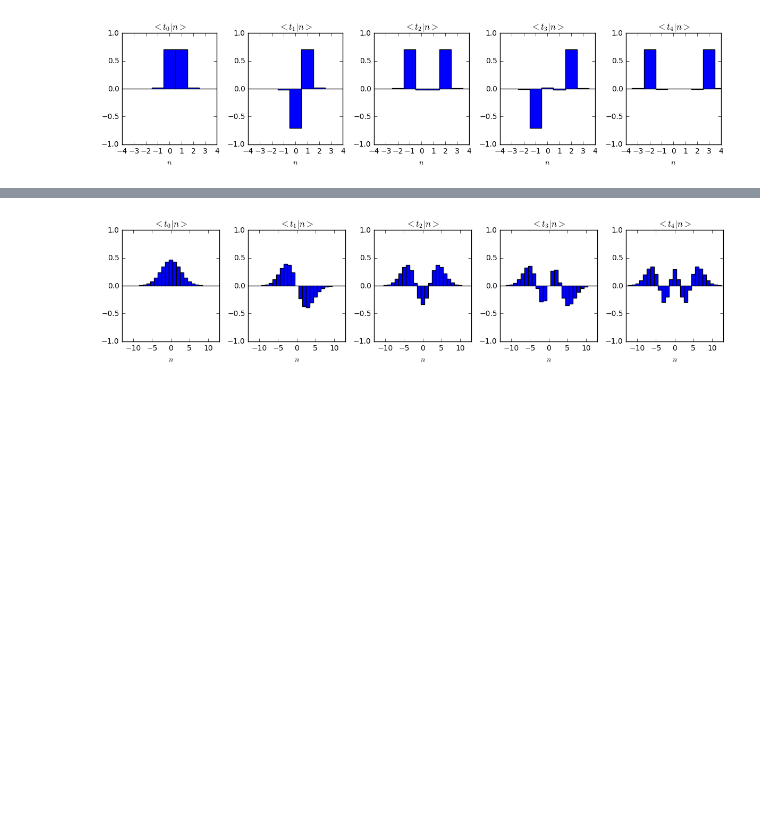
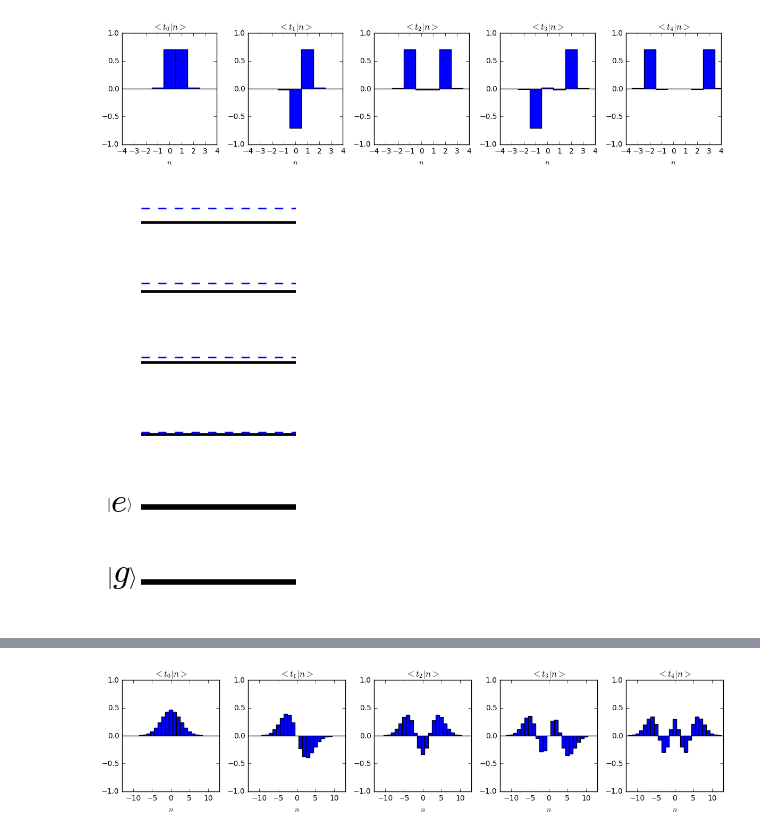
Before and after one commit to safoex/qubitlab, a Jupyter notebook: python/qutip/charge.ipynb, the cells around one changed output, grey strips where cells are left out. Drawn from its saved outputs; the diff is of its cells as text; code cells hidden in the pictures; blank space fills up the shorter version.

```diff
--- a/python/qutip/charge.ipynb
+++ b/python/qutip/charge.ipynb
@@ -125,4 +126,24 @@ plt.savefig("charge_2_eigenstates.pdf",bbox_inches="tight")
     #funcs.legend(bbox_to_anchor = [0,1], loc = "upper left")
 # %% [output]
 [figure]
+# %%
+fig = plt.figure(figsize=(2,5),dpi=600)
+charge = fig.add_subplot(111)
+#charge.set_title(r'Зарядовый кубит $E_j/E_c = 0.1$'+'\n')
+#charge.set_xlabel(r'$n_g$')
+#charge.set_ylabel(r'$E_n/E_c$')
+charge.plot(ng_space,eigs[:,0:2]/Ec,'black',linewidth = 4)
+charge.plot(ng_space,eigs[:,2:6]/Ec,'black',linewidth = 2)
+
+#charge.grid()
+charge.set_ylim([-2,70])
+w01 = eigs[0][1]
+for i in range(2,6):
+    charge.plot(ng_space,np.ones_like(ng_space)*w01*i/Ec,'b--',linewidth = 1)
+charge.axis('off')
+charge.text(-1.45,0, r"$\left|g\right>$", fontsize = "25")
+charge.text(-1.45,13, r"$\left|e\right>$", fontsize = "25")
+plt.savefig("many_level_transmon.pdf",bbox_inches="tight")
+# %% [output]
+[figure, added]
 # %%
```
Also changed, not shown: parts of 2 cells of this notebook, 5 other files.
